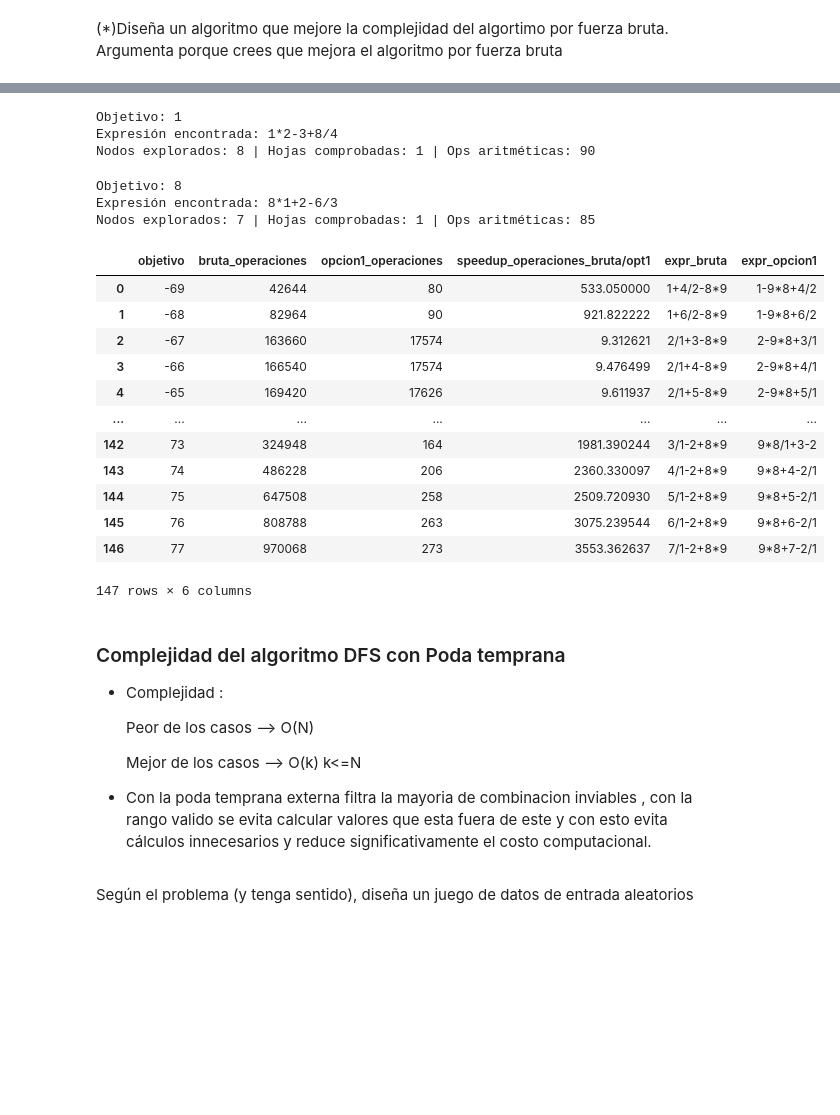
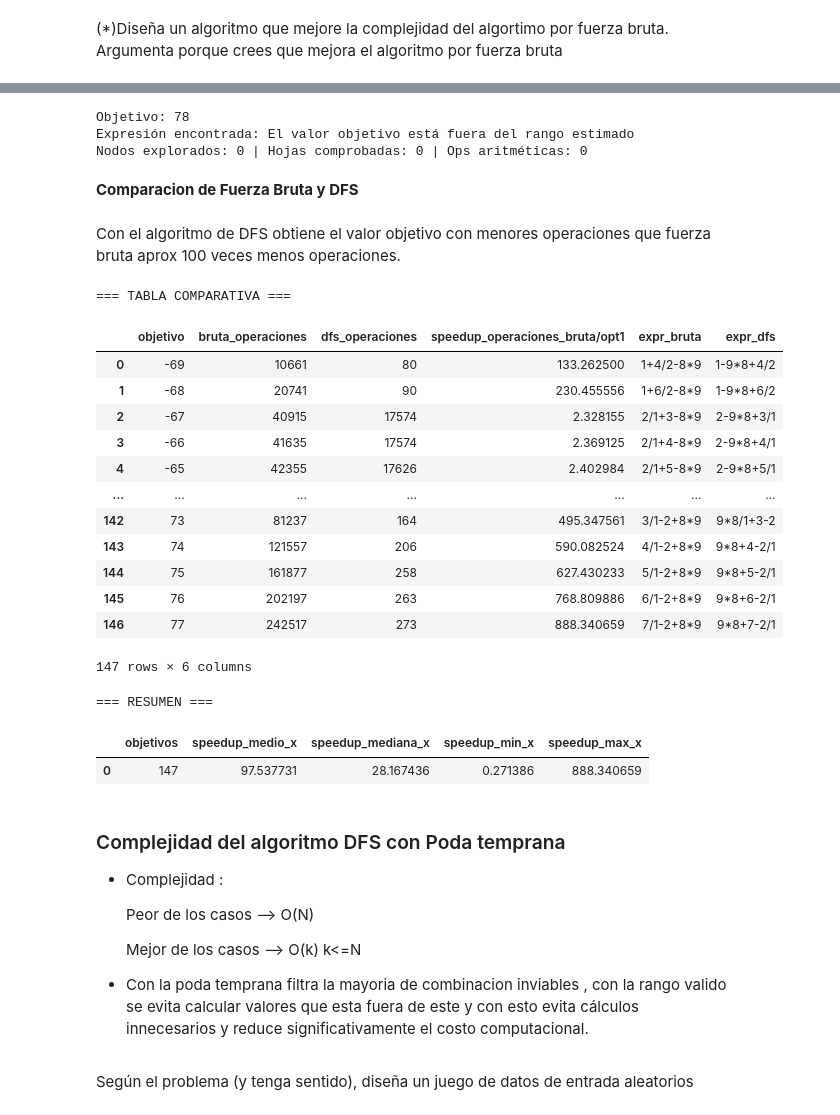
Before and after one commit to RickStark/Practica_Alg_Optimizacion, a Jupyter notebook: Seminario_Algoritmos.ipynb, the cells around one changed output, grey strips where cells are left out. Drawn from its saved outputs; the diff is of its cells as text; code cells hidden in the pictures; blank space fills up the shorter version.

```diff
--- a/Seminario_Algoritmos.ipynb
+++ b/Seminario_Algoritmos.ipynb
@@ -383,7 +203,6 @@ DIGITOS_DEFAULT = [1,2,3,4,5,6,7,8,9]
 OPERADORES_DEFAULT = ['+','-','*','/']
 
 # Rango conocido para este problema con 5 dígitos únicos y 4 ops únicos
-# (medido exhaustivamente): [-69, 77]
 RANGO_MIN, RANGO_MAX = -69, 77
 
 @dataclass
@@ -441,7 +260,7 @@ def buscar_expresion_objetivo(objetivo: int,
 
     # Poda trivial por rango global (según el problema dado)
     if objetivo < RANGO_MIN or objetivo > RANGO_MAX:
-        return None, stats
+        return 'El valor objetivo está fuera del rango estimado', stats
 
     # Construimos por pares (op, dígito), usando DFS con ordenación heurística.
     mejor_expr = None
@@ -492,25 +311,19 @@ def buscar_expresion_objetivo(objetivo: int,
 
 # Ejemplo de uso:
 if __name__ == "__main__":
-    objetivo = 1
+    objetivo = 78
     expr, stats = buscar_expresion_objetivo(objetivo)
     print("Objetivo:", objetivo)
     print("Expresión encontrada:", expr)
     print("Nodos explorados:", stats.nodos, "| Hojas comprobadas:", stats.hojas, "| Ops aritméticas:", stats.ops_aritmeticas)
 # %% [output]
-Objetivo: 1
-Expresión encontrada: 1*2-3+8/4
-Nodos explorados: 8 | Hojas comprobadas: 1 | Ops aritméticas: 90
+Objetivo: 78
+Expresión encontrada: El valor objetivo está fuera del rango estimado
+Nodos explorados: 0 | Hojas comprobadas: 0 | Ops aritméticas: 0
-# %%
-objetivo = 8
-expr, stats = buscar_expresion_objetivo(objetivo)
-print("Objetivo:", objetivo)
-print("Expresión encontrada:", expr)
-print("Nodos explorados:", stats.nodos, "| Hojas comprobadas:", stats.hojas, "| Ops aritméticas:", stats.ops_aritmeticas)
-# %% [output]
-Objetivo: 8
-Expresión encontrada: 8*1+2-6/3
-Nodos explorados: 7 | Hojas comprobadas: 1 | Ops aritméticas: 85
+# %% [markdown]
+**Comparacion de Fuerza Bruta y DFS**
+# %% [markdown]
+Con el algoritmo de DFS obtiene el valor objetivo con menores operaciones que fuerza bruta aprox 100 veces menos operaciones.
 # %%
 # Genera un DataFrame que compara OPERACIONES entre Fuerza Bruta y Opción 1 (DFS heurístico).
 # También incluye iteraciones y las expresiones halladas para referencia.
@@ -548,50 +361,66 @@ def build_brute_first_hits():
                 first_hit_expr[r] = expr
     targets = sorted(first_hit_index.keys())
     return first_hit_index, first_hit_expr, targets
 
 # ---------- Construcción del DataFrame ----------
 first_hit_index, first_hit_expr, targets = build_brute_first_hits()
 
 rows = []
 for v in targets:
     # Fuerza bruta: iteraciones = expresiones hasta el primer acierto; operaciones ≈ iteraciones * 4
     brute_iters = first_hit_index[v]
-    brute_ops = brute_iters *4
+    brute_ops = brute_iters
     brute_expr = first_hit_expr[v]
 
     # DFS
     expr1, stats1 = buscar_expresion_objetivo(v)
     opt1_ops = stats1.ops_aritmeticas if expr1 is not None else None
     opt1_iters = stats1.nodos if expr1 is not None else None
 
     rows.append({
         "objetivo": v,
         "bruta_operaciones": brute_ops,
-        "opcion1_operaciones": opt1_ops,
+        "dfs_operaciones": opt1_ops,
         #"bruta_iteraciones": brute_iters,
         #"opcion1_iteraciones": opt1_iters,
         "speedup_operaciones_bruta/opt1": (brute_ops / opt1_ops) if (opt1_ops and opt1_ops > 0) else None,
         "expr_bruta": brute_expr,
-        "expr_opcion1": expr1
+        "expr_dfs": expr1
     })
 
 df = pd.DataFrame(rows).sort_values("objetivo").reset_index(drop=True)
 #Comparar la mejora a nivel operacion fuerza bruta vs DFS
-df[["objetivo","bruta_operaciones","opcion1_operaciones","speedup_operaciones_bruta/opt1","expr_bruta","expr_opcion1"]]
+df[["objetivo","bruta_operaciones","dfs_operaciones","speedup_operaciones_bruta/opt1","expr_bruta","expr_dfs"]]
+resumen = pd.DataFrame({
+    "objetivos": [len(df)],
+    "speedup_medio_x": [df["speedup_operaciones_bruta/opt1"].mean()],
+    "speedup_mediana_x": [df["speedup_operaciones_bruta/opt1"].median()],
+    "speedup_min_x": [df["speedup_operaciones_bruta/opt1"].min()],
+    "speedup_max_x": [df["speedup_operaciones_bruta/opt1"].max()]
+})
+print("=== TABLA COMPARATIVA ===")
+display(df)          # o tabla.head()
+
+print("\n=== RESUMEN ===")
+display(resumen)
 # %% [output]
+=== TABLA COMPARATIVA ===
-|  | objetivo | bruta_operaciones | opcion1_operaciones | speedup_operaciones_bruta/opt1 | expr_bruta | expr_opcion1 |
-| 0 | -69 | 42644 | 80 | 533.050000 | 1+4/2-8*9 | 1-9*8+4/2 |
-| 1 | -68 | 82964 | 90 | 921.822222 | 1+6/2-8*9 | 1-9*8+6/2 |
-| 2 | -67 | 163660 | 17574 | 9.312621 | 2/1+3-8*9 | 2-9*8+3/1 |
-| 3 | -66 | 166540 | 17574 | 9.476499 | 2/1+4-8*9 | 2-9*8+4/1 |
-| 4 | -65 | 169420 | 17626 | 9.611937 | 2/1+5-8*9 | 2-9*8+5/1 |
+|  | objetivo | bruta_operaciones | dfs_operaciones | speedup_operaciones_bruta/opt1 | expr_bruta | expr_dfs |
+| 0 | -69 | 10661 | 80 | 133.262500 | 1+4/2-8*9 | 1-9*8+4/2 |
+| 1 | -68 | 20741 | 90 | 230.455556 | 1+6/2-8*9 | 1-9*8+6/2 |
+| 2 | -67 | 40915 | 17574 | 2.328155 | 2/1+3-8*9 | 2-9*8+3/1 |
+| 3 | -66 | 41635 | 17574 | 2.369125 | 2/1+4-8*9 | 2-9*8+4/1 |
+| 4 | -65 | 42355 | 17626 | 2.402984 | 2/1+5-8*9 | 2-9*8+5/1 |
 | ... | ... | ... | ... | ... | ... | ... |
-| 142 | 73 | 324948 | 164 | 1981.390244 | 3/1-2+8*9 | 9*8/1+3-2 |
-| 143 | 74 | 486228 | 206 | 2360.330097 | 4/1-2+8*9 | 9*8+4-2/1 |
-| 144 | 75 | 647508 | 258 | 2509.720930 | 5/1-2+8*9 | 9*8+5-2/1 |
-| 145 | 76 | 808788 | 263 | 3075.239544 | 6/1-2+8*9 | 9*8+6-2/1 |
-| 146 | 77 | 970068 | 273 | 3553.362637 | 7/1-2+8*9 | 9*8+7-2/1 |
+| 142 | 73 | 81237 | 164 | 495.347561 | 3/1-2+8*9 | 9*8/1+3-2 |
+| 143 | 74 | 121557 | 206 | 590.082524 | 4/1-2+8*9 | 9*8+4-2/1 |
+| 144 | 75 | 161877 | 258 | 627.430233 | 5/1-2+8*9 | 9*8+5-2/1 |
+| 145 | 76 | 202197 | 263 | 768.809886 | 6/1-2+8*9 | 9*8+6-2/1 |
+| 146 | 77 | 242517 | 273 | 888.340659 | 7/1-2+8*9 | 9*8+7-2/1 |
-147 rows × 6 columns
+147 rows × 6 columns
+=== RESUMEN ===
+|  | objetivos | speedup_medio_x | speedup_mediana_x | speedup_min_x | speedup_max_x |
+| 0 | 147 | 97.537731 | 28.167436 | 0.271386 | 888.340659 |
 # %% [markdown]
 ### Complejidad del algoritmo DFS con Poda temprana
 
@@ -601,7 +430,7 @@ df[["objetivo","bruta_operaciones","opcion1_operaciones","speedup_operaciones_br
 
   Mejor de los casos --> O(k)  k<=N
 
-- Con la poda temprana externa filtra la mayoria de combinacion inviables , con la rango valido  se evita  calcular valores que esta fuera de este y con esto evita cálculos innecesarios y reduce significativamente el costo computacional.
+- Con la poda temprana  filtra la mayoria de combinacion inviables , con la rango valido  se evita  calcular valores que esta fuera de este y con esto evita cálculos innecesarios y reduce significativamente el costo computacional.
 # %% [markdown]
 Según el problema (y tenga sentido), diseña un juego de datos de entrada aleatorios
 # %% [markdown]
```
Also changed, not shown: parts of 3 cells of this notebook.
